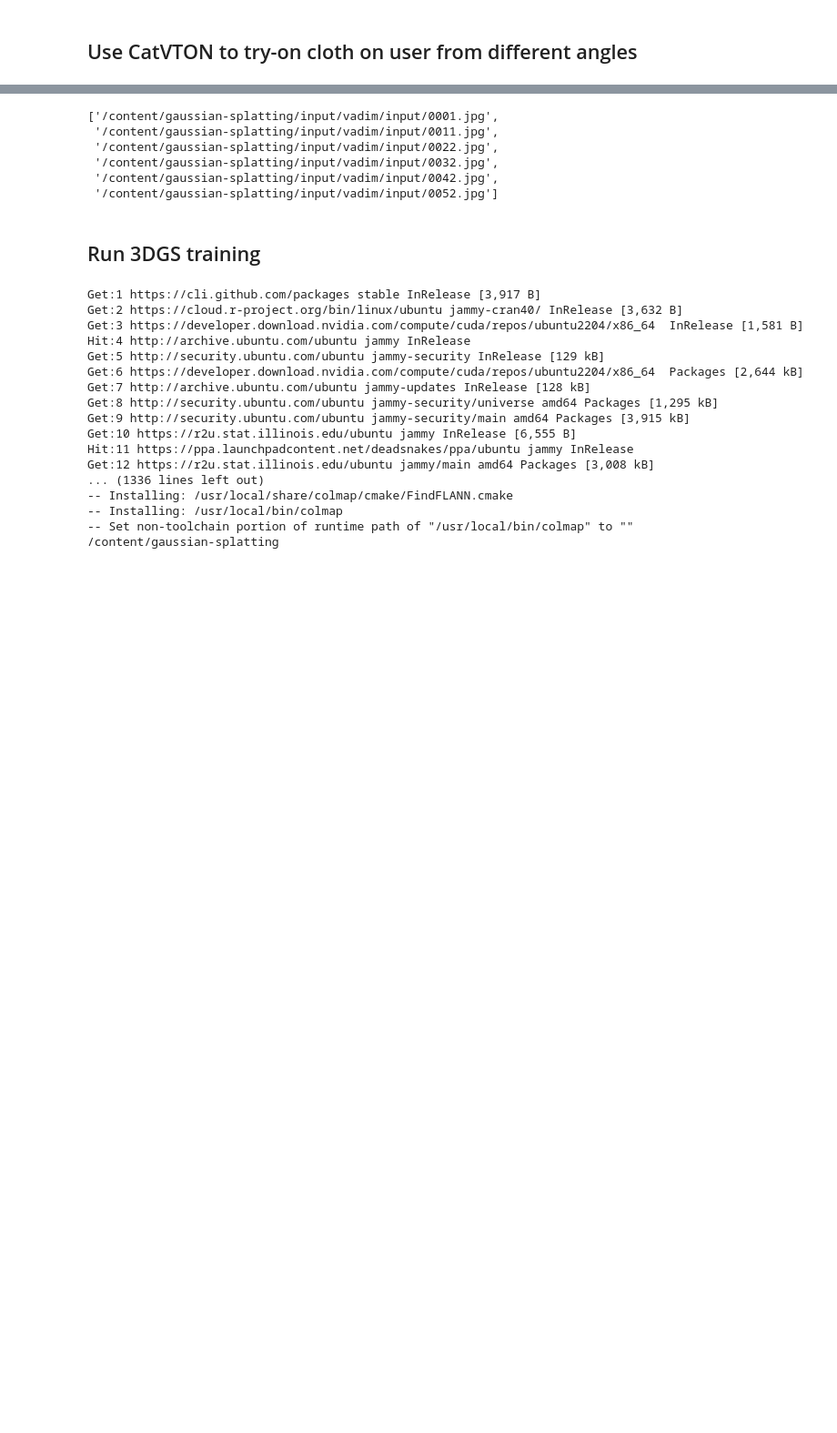
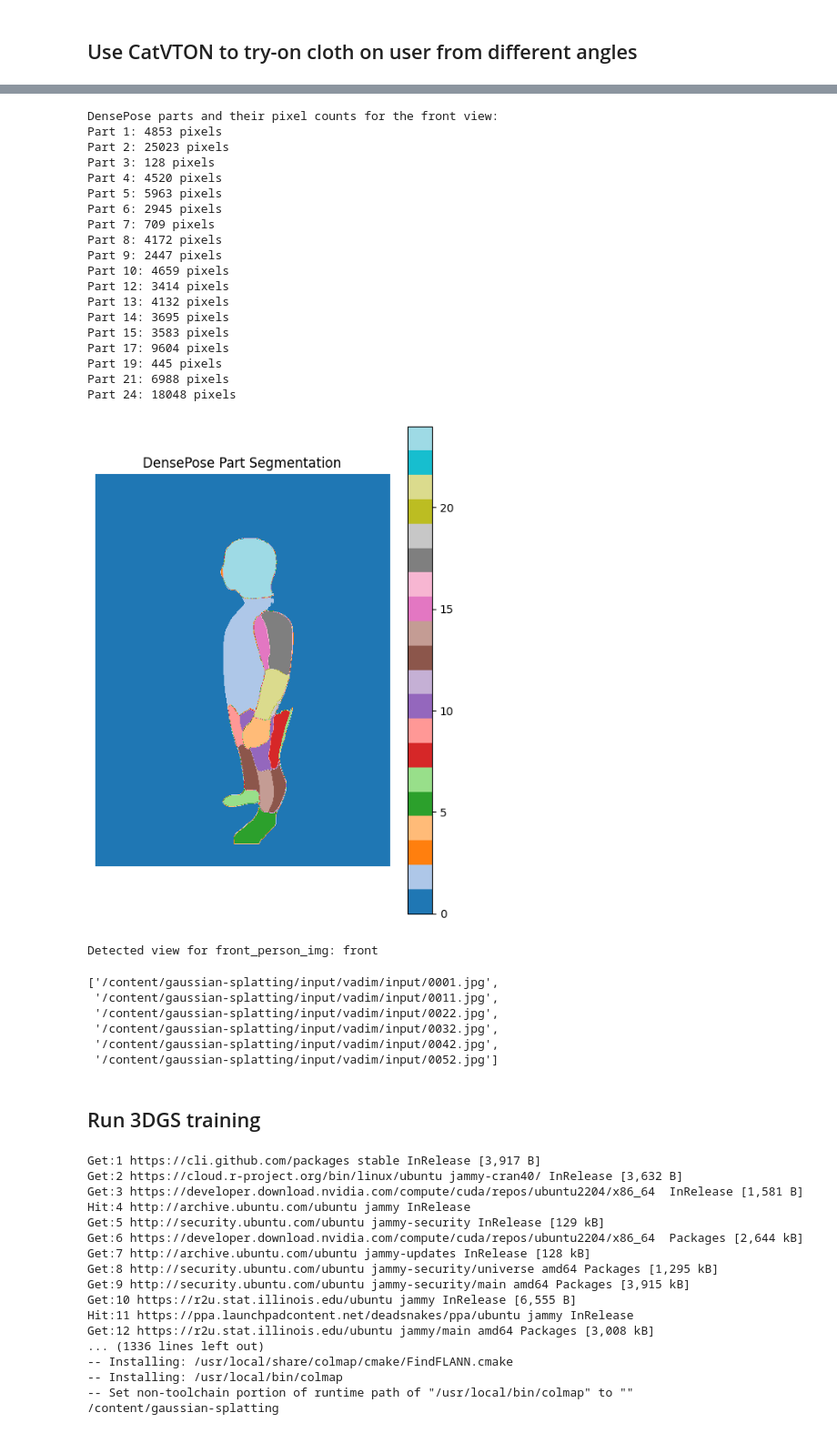
Before and after one commit to Eikthyrnir/CatVTON_3DGS, a Jupyter notebook: CatVTON_sandbox.ipynb, the cells around one changed output, grey strips where cells are left out. Shown at 91% size. Drawn from its saved outputs; the diff is of its cells as text; code cells hidden in the pictures; blank space fills up the shorter version.

```diff
--- a/CatVTON_sandbox.ipynb
+++ b/CatVTON_sandbox.ipynb
@@ -628,5 +650,5 @@ target_size = (768, 1024)
 # %%
-person_folder = "/content/gaussian-splatting/input/vadim/input"
+person_folder = "/content/gaussian-splatting/input/vadim/init_frames"
 
 front_person_path = person_folder + "/0012.jpg"
 
@@ -677,3 +700,81 @@ show_try_on_res(front_person_img, front_mask, front_result)
+# %%
+import numpy as np
+import matplotlib.pyplot as plt
+
+# The mask_result from automasker contains 'densepose' along with 'mask'
+# Let's run automasker on the front image to inspect it
+automasker_res = automasker(front_person_img)
+densepose_img = np.array(automasker_res['densepose'])
+
+# Find unique part indices and their pixel counts
+unique_parts, counts = np.unique(densepose_img, return_counts=True)
+print("DensePose parts and their pixel counts for the front view:")
+for part, count in zip(unique_parts, counts):
+    # 0 is usually background
+    if part != 0:
+        print(f"Part {part}: {count} pixels")
+
+# Visualize the DensePose map
+plt.figure(figsize=(6, 8))
+plt.imshow(densepose_img, cmap='tab20')
+plt.title("DensePose Part Segmentation")
+plt.colorbar()
+plt.axis('off')
+plt.show()
+
+# By observing which part index has the most pixels in the torso area for front vs back views,
+# we can create a simple heuristic to determine the angle!
+# %% [output]
+DensePose parts and their pixel counts for the front view:
+Part 1: 4853 pixels
+Part 2: 25023 pixels
+Part 3: 128 pixels
+Part 4: 4520 pixels
+Part 5: 5963 pixels
+Part 6: 2945 pixels
+Part 7: 709 pixels
+Part 8: 4172 pixels
+Part 9: 2447 pixels
+Part 10: 4659 pixels
+Part 12: 3414 pixels
+Part 13: 4132 pixels
+Part 14: 3695 pixels
+Part 15: 3583 pixels
+Part 17: 9604 pixels
+Part 19: 445 pixels
+Part 21: 6988 pixels
+Part 24: 18048 pixels
+[figure, added]
+# %%
+def determine_view_angle(densepose_img):
+    """
+    Determines if the person is facing front, back, or side based on DensePose segmentation.
+    Part 1: Torso Back
+    Part 2: Torso Front
+    """
+    densepose_array = np.array(densepose_img)
+
+    front_torso_pixels = np.sum(densepose_array == 2)
+    back_torso_pixels = np.sum(densepose_array == 1)
+
+    total_torso = front_torso_pixels + back_torso_pixels
+
+    if total_torso == 0:
+        return "unknown"
+
+    # Simple heuristic to determine the angle
+    if front_torso_pixels > back_torso_pixels * 2:
+        return "front"
+    elif back_torso_pixels > front_torso_pixels * 2:
+        return "back"
+    else:
+        return "side"
+
+# Test it on our front image
+view = determine_view_angle(densepose_img)
+print(f"Detected view for front_person_img: {view}")
+# %% [output]
+Detected view for front_person_img: front
 # %%
 # Get all image files in person_folder excluding front_person_path
 all_files = [
```
Also changed, not shown: parts of 19 cells of this notebook.
